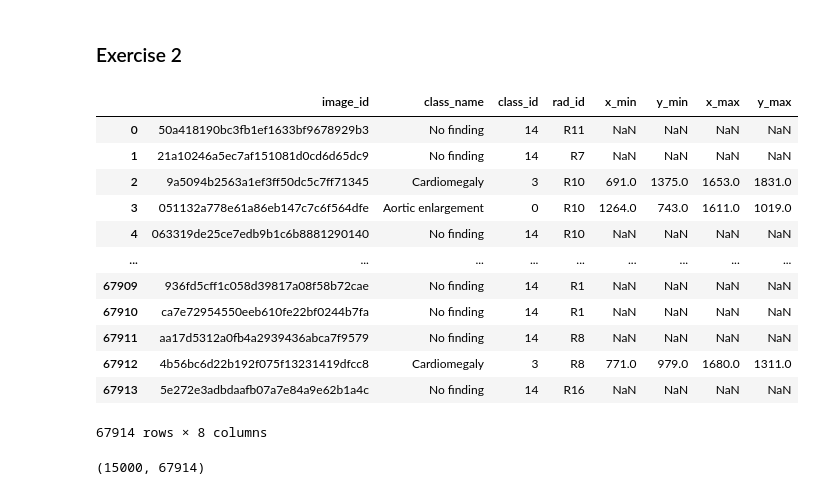
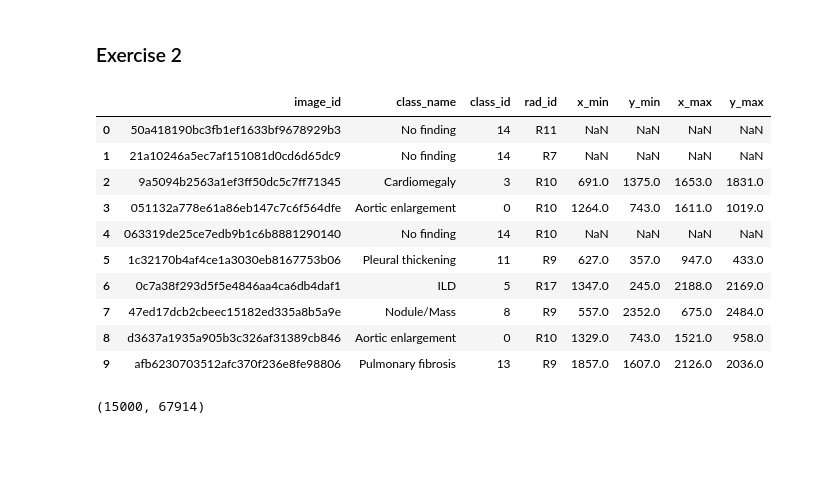
Before and after one commit to Vo-Linh/FDS_midterm, a Jupyter notebook: ch07.ipynb, the cells around one changed output. Cells and saved outputs as stored; diff of their text form; code cells hidden in the pictures; blank space fills up the shorter version.

```diff
--- a/ch07.ipynb
+++ b/ch07.ipynb
@@ -87,21 +101,19 @@ array(['Atelectasis', 'Cardiomegaly', 'Consolidation', 'Pneumothorax'],
 # %% [markdown]
 ### Exercise 2
 # %%
-vindata_df
+vindata_df.head(10)
 # %% [output]
 |  | image_id | class_name | class_id | rad_id | x_min | y_min | x_max | y_max |
 | 0 | 50a418190bc3fb1ef1633bf9678929b3 | No finding | 14 | R11 | NaN | NaN | NaN | NaN |
 | 1 | 21a10246a5ec7af151081d0cd6d65dc9 | No finding | 14 | R7 | NaN | NaN | NaN | NaN |
 | 2 | 9a5094b2563a1ef3ff50dc5c7ff71345 | Cardiomegaly | 3 | R10 | 691.0 | 1375.0 | 1653.0 | 1831.0 |
 | 3 | 051132a778e61a86eb147c7c6f564dfe | Aortic enlargement | 0 | R10 | 1264.0 | 743.0 | 1611.0 | 1019.0 |
 | 4 | 063319de25ce7edb9b1c6b8881290140 | No finding | 14 | R10 | NaN | NaN | NaN | NaN |
-| ... | ... | ... | ... | ... | ... | ... | ... | ... |
-| 67909 | 936fd5cff1c058d39817a08f58b72cae | No finding | 14 | R1 | NaN | NaN | NaN | NaN |
-| 67910 | ca7e72954550eeb610fe22bf0244b7fa | No finding | 14 | R1 | NaN | NaN | NaN | NaN |
-| 67911 | aa17d5312a0fb4a2939436abca7f9579 | No finding | 14 | R8 | NaN | NaN | NaN | NaN |
-| 67912 | 4b56bc6d22b192f075f13231419dfcc8 | Cardiomegaly | 3 | R8 | 771.0 | 979.0 | 1680.0 | 1311.0 |
-| 67913 | 5e272e3adbdaafb07a7e84a9e62b1a4c | No finding | 14 | R16 | NaN | NaN | NaN | NaN |
+| 5 | 1c32170b4af4ce1a3030eb8167753b06 | Pleural thickening | 11 | R9 | 627.0 | 357.0 | 947.0 | 433.0 |
+| 6 | 0c7a38f293d5f5e4846aa4ca6db4daf1 | ILD | 5 | R17 | 1347.0 | 245.0 | 2188.0 | 2169.0 |
+| 7 | 47ed17dcb2cbeec15182ed335a8b5a9e | Nodule/Mass | 8 | R9 | 557.0 | 2352.0 | 675.0 | 2484.0 |
+| 8 | d3637a1935a905b3c326af31389cb846 | Aortic enlargement | 0 | R10 | 1329.0 | 743.0 | 1521.0 | 958.0 |
+| 9 | afb6230703512afc370f236e8fe98806 | Pulmonary fibrosis | 13 | R9 | 1857.0 | 1607.0 | 2126.0 | 2036.0 |
-67914 rows × 8 columns
 # %%
 # check duplicated
 imgs_id = vindata_df['image_id'].drop_duplicates()
```
Also changed, not shown: parts of 6 cells of this notebook.
